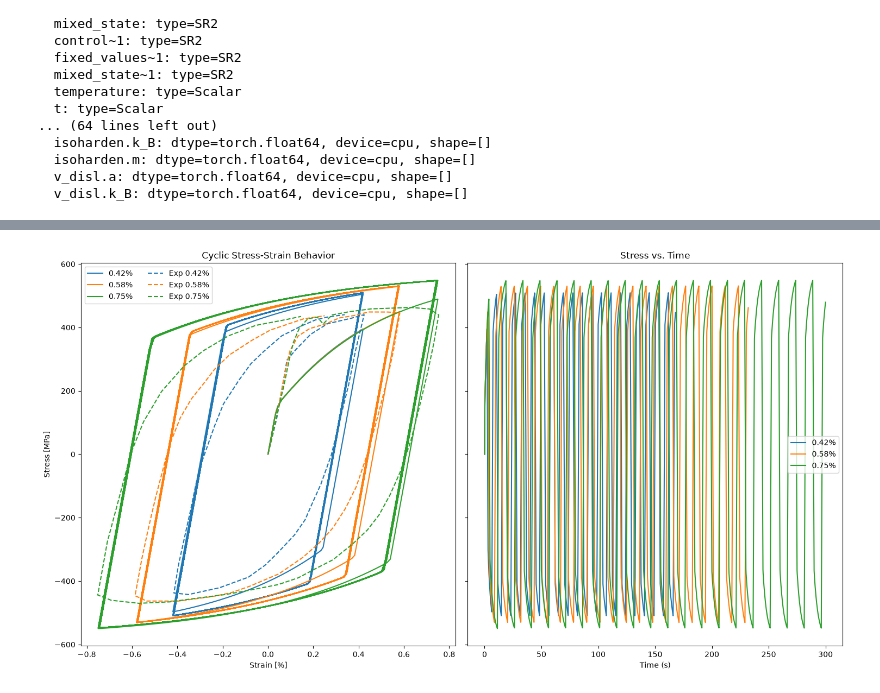
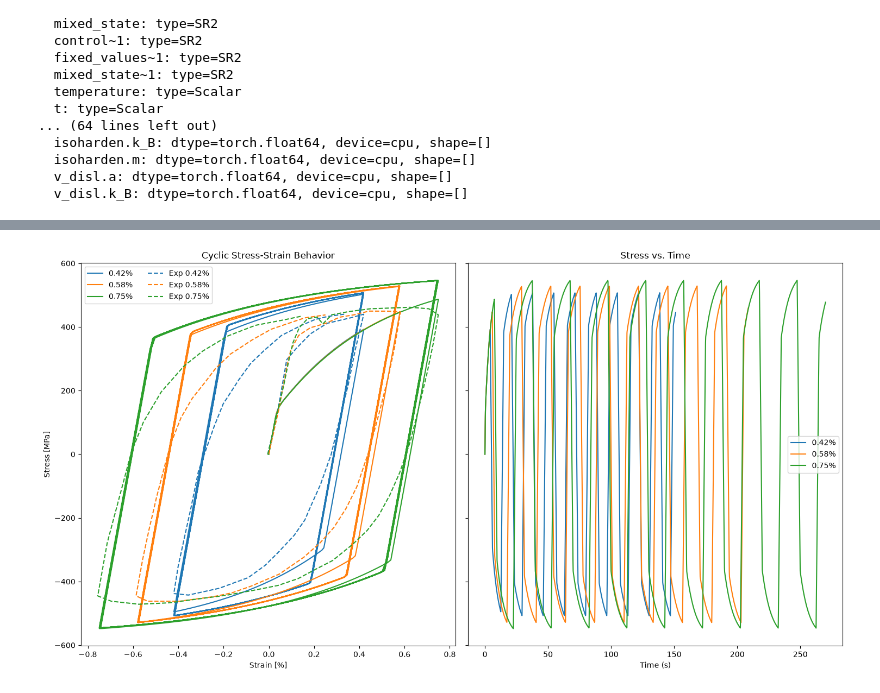
Before and after one commit to ColinMG2/neml2, a Jupyter notebook: cmg_projects/cyclic_optimization/tungsten_deterministic.ipynb, the cells around one changed output, grey strips where cells are left out. Drawn from its saved outputs; the diff is of its cells as text; code cells hidden in the pictures.

```diff
--- a/cmg_projects/cyclic_optimization/tungsten_deterministic.ipynb
+++ b/cmg_projects/cyclic_optimization/tungsten_deterministic.ipynb
@@ -208,12 +219,10 @@ plt.show()
 # %%
-n_cycles = 20
+n_cycles = 9
 points_per_cycle = 200  # controls sharpness of triangle wave peaks
+ntime = n_cycles * points_per_cycle
 
-ntemperature = 1
-nrate = 1
-ntime = n_cycles * points_per_cycle  # total time steps
 nbatch = 3
-rates = torch.tensor([2.0e-3], device=device)
+strain_rate = 1.0e-3
 temperatures = torch.tensor([480.0], device=device)
-ranges = torch.tensor([0.0042, 0.0058, 0.0075], device=device)
+ranges = [0.0042, 0.0058, 0.0075]
 # %%
@@ -262,21 +269,21 @@ loading: torch.Size([4000, 3, 6])
 # %%
 # Initial data shape
-for sr_label in strain_data:
-    print(f"Initial data size for {sr_label}: {stress_data[sr_label].shape}")
+for sr_label in raw_strain:
+    print(f"Initial data size for {sr_label}: {raw_stress[sr_label].shape}")
 
 exp_stress_data = torch.zeros_like(loading, device=device)
 exp_strain_data = torch.zeros_like(loading, device=device)
 
 for i, s_range in enumerate(ranges):
-    sr_label = str(s_range.item() * 100)
+    sr_label = str(s_range * 100)
     f_strain = torch.nn.functional.interpolate(
-        strain_data[sr_label].unsqueeze(0).unsqueeze(0),
+        raw_strain[sr_label].unsqueeze(0).unsqueeze(0),
         size=ntime,
         mode="linear",
         align_corners=True,
     ).squeeze()
     f_stress = torch.nn.functional.interpolate(
-        stress_data[sr_label].unsqueeze(0).unsqueeze(0),
+        raw_stress[sr_label].unsqueeze(0).unsqueeze(0),
         size=ntime,
         mode="linear",
         align_corners=True,
@@ -296,12 +303,12 @@ for i, s_range in enumerate(ranges):
         exp_stress_data[:, i, 0].cpu().numpy(),
         "--",
         lw=4,
-        label=f"{s_range.item() * 100}%",
+        label=f"{s_range * 100}%",
     )
-for sr_label in strain_data:
+for sr_label in raw_strain:
     plt.plot(
-        strain_data[sr_label].cpu().numpy(),
-        stress_data[sr_label].cpu().numpy(),
+        raw_strain[sr_label].cpu().numpy(),
+        raw_stress[sr_label].cpu().numpy(),
         color="k",
         label=f"Original {sr_label}%",
     )
@@ -355,35 +346,33 @@ with torch.no_grad():
 # %%
 fig, ax = plt.subplots(1, 2, sharey=True, figsize=(15, 8))
 for i, s_range in enumerate(ranges):
     ax[0].plot(
         loading[:, i, 0].cpu().numpy() * 100,
         stress[:, i, 0].cpu().numpy(),
         color=f"C{i}",
-        label=f"{s_range.item() * 100}%",
+        label=f"{s_range * 100}%",
     )
 for i, s_range in enumerate(ranges):
     ax[0].plot(
-        exp_strain_data[:, i, 0].cpu().numpy(),
+        exp_strain_data[:, i, 0].cpu().numpy() * 100,
         exp_stress_data[:, i, 0].cpu().numpy(),
         "--",
         color=f"C{i}",
-        label=f"Exp {s_range.item() * 100}%",
+        label=f"Exp {s_range * 100}%",
     )
 ax[0].set_xlabel("Strain [%]")
 ax[0].set_ylabel("Stress [MPa]")
 ax[0].set_title("Cyclic Stress-Strain Behavior")
 ax[0].legend(ncol=2)
 for i, s_range in enumerate(ranges):
-    ax[1].plot(
-        time[:, i].cpu().numpy(), stress[:, i, 0].cpu().numpy(), label=f"{s_range.item() * 100}%"
-    )
+    ax[1].plot(time[:, i].cpu().numpy(), stress[:, i, 0].cpu().numpy(), label=f"{s_range * 100}%")
 ax[1].set_xlabel("Time (s)")
 ax[1].set_title("Stress vs. Time")
 ax[1].legend()
 plt.tight_layout()
 plt.show()
 # %% [output]
-[figure, old version]
+[figure, new version]
 # %%
 class LogRangeRescale(reparametrization.RangeRescale):
     """Map [0, 1] to [lb, ub] in log space, so an Adam step is a relative change."""
```
Also changed, not shown: parts of 12 cells of this notebook.
